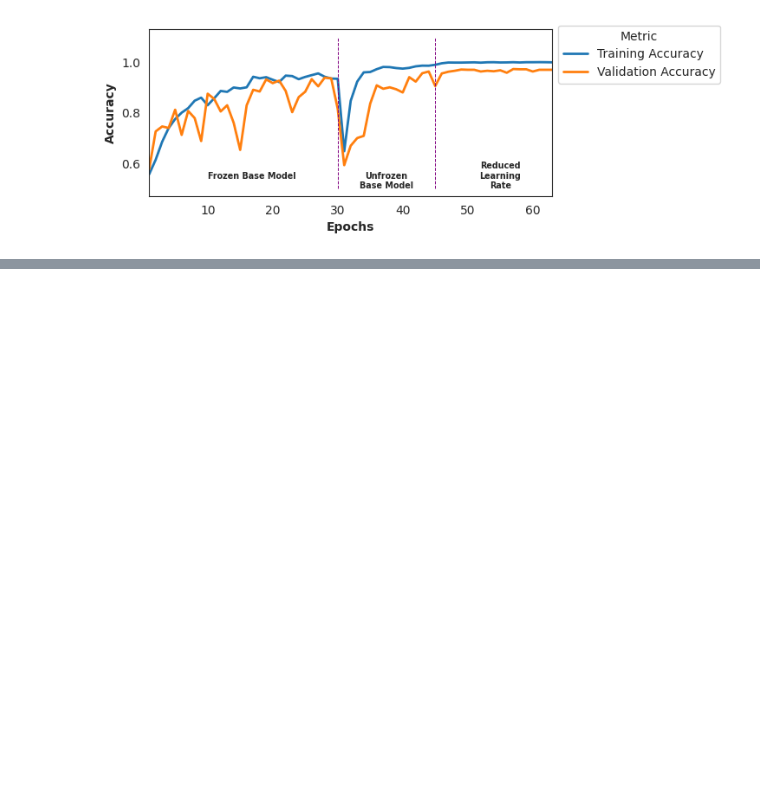
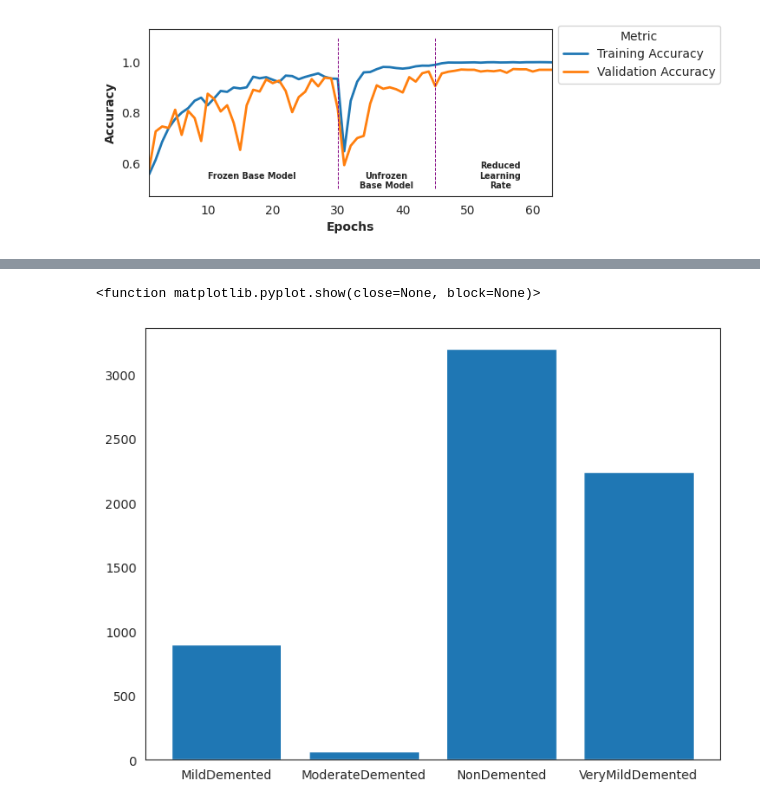
Before and after one commit to sarahayek98/Alzheimer-detection-using-3-machine-learning-algorithms-, a Jupyter notebook: Untitled9.ipynb, the cells around one changed output, grey strips where cells are left out. Drawn from its saved outputs; the diff is of its cells as text; code cells hidden in the pictures; blank space fills up the shorter version.

```diff
--- a/Untitled9.ipynb
+++ b/Untitled9.ipynb
@@ -295,0 +332,9 @@ model.save("Efficient-AD.keras")
+# %%
+fig = plt.figure()
+ax = fig.add_axes([0,0,1,1])
+size = [896,64,3200,2240]
+ax.bar(class_names,size)
+plt.show
+# %% [output]
+<function matplotlib.pyplot.show(close=None, block=None)>
+[figure, added]
```
Also changed, not shown: parts of 20 cells of this notebook.
